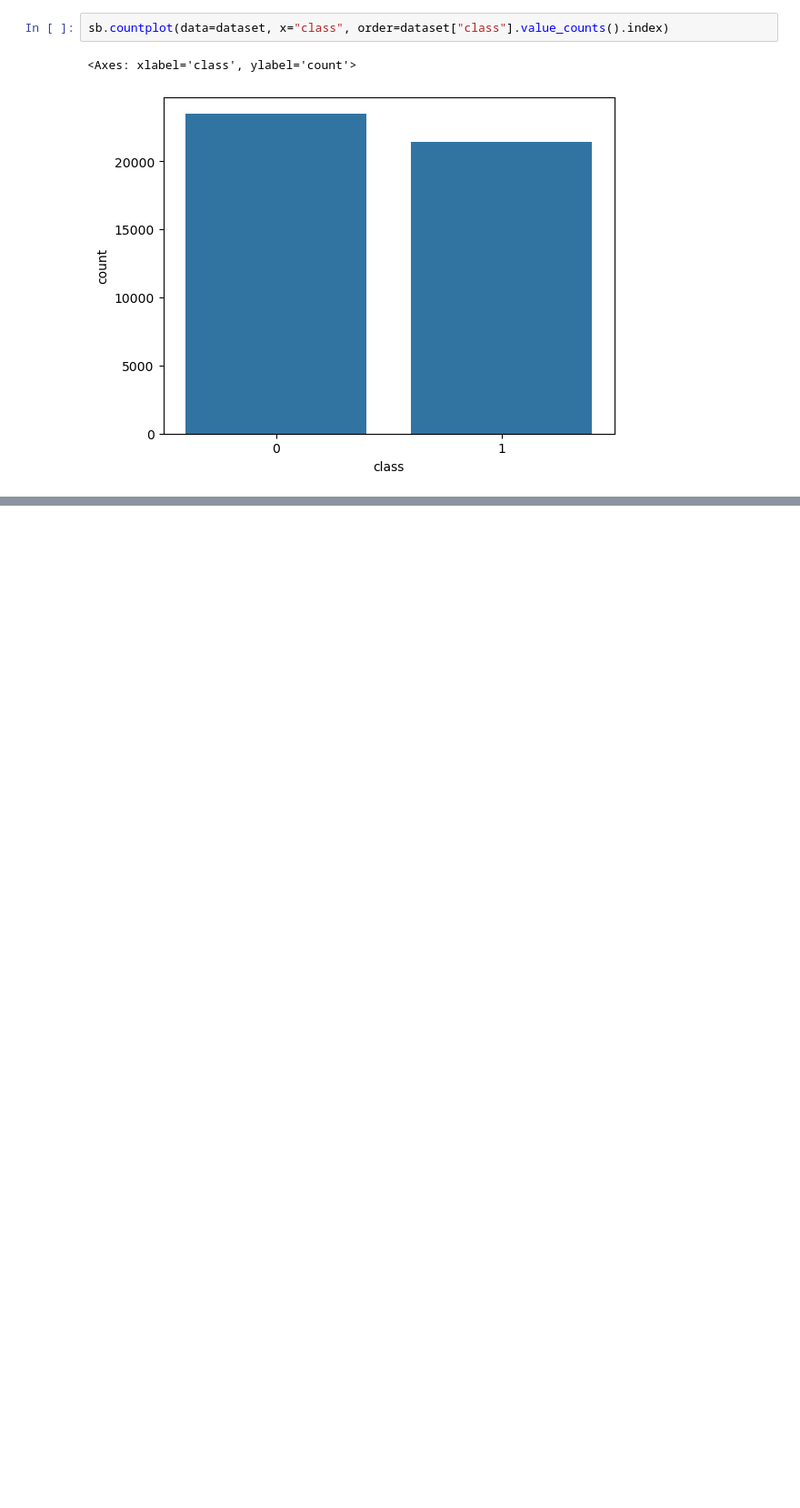
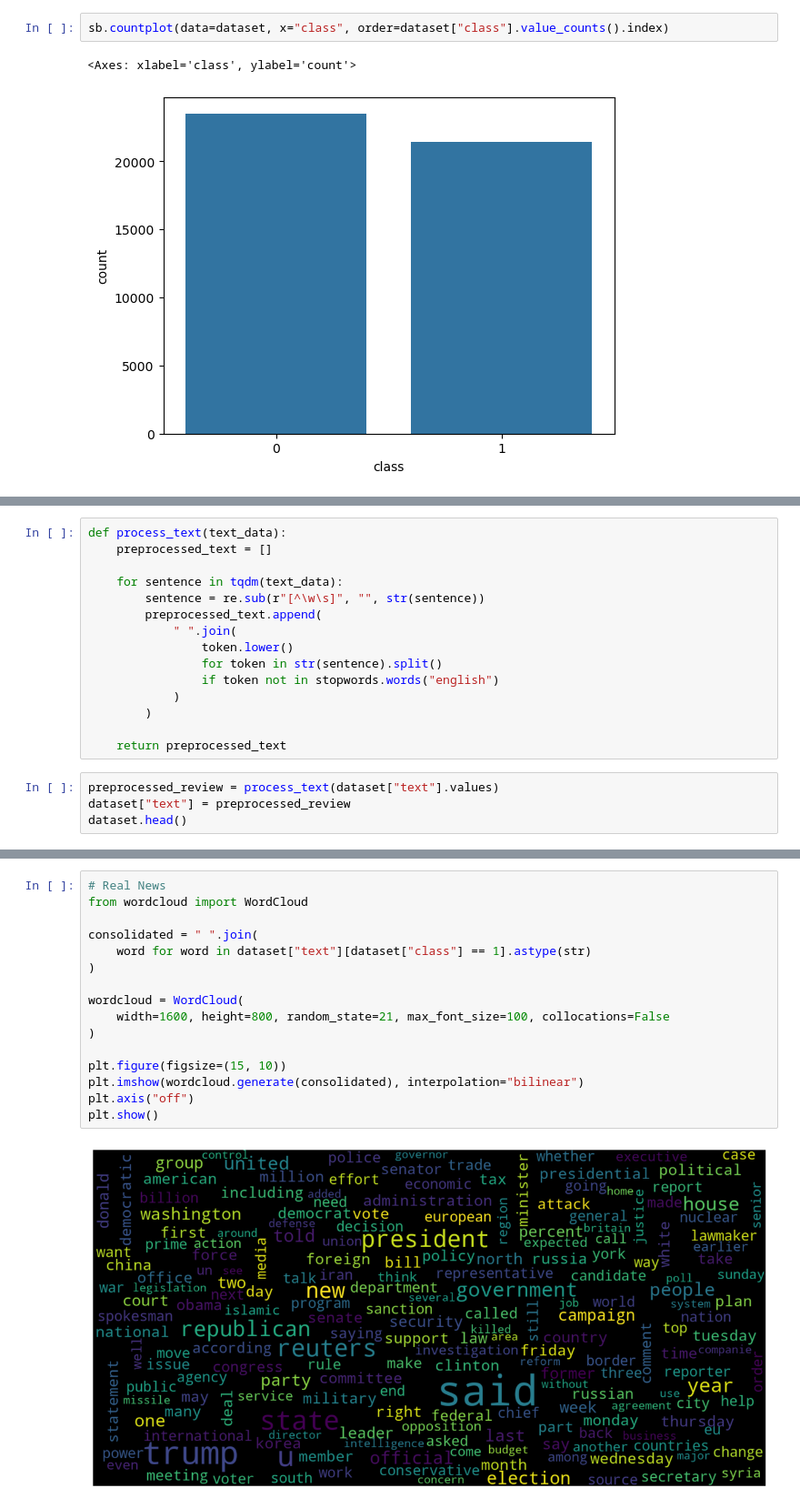
Before and after one commit to hossein-rahmati/Fake_news_prediction, a Jupyter notebook: Project/Fake_News_Detection.ipynb, the cells around one changed output, grey strips where cells are left out. Shown at 91% size. Saved outputs shown, nothing was run; the diff lists cells and outputs as text; blank space fills up the shorter version.

Commit message:
Preproce and analysis of News column

```diff
--- a/Project/Fake_News_Detection.ipynb
+++ b/Project/Fake_News_Detection.ipynb
@@ -58,0 +71,19 @@ sb.countplot(data=dataset, x="class", order=dataset["class"].value_counts().inde
+# %%
+def process_text(text_data):
+    preprocessed_text = []
+
+    for sentence in tqdm(text_data):
+        sentence = re.sub(r"[^\w\s]", "", str(sentence))
+        preprocessed_text.append(
+            " ".join(
+                token.lower()
+                for token in str(sentence).split()
+                if token not in stopwords.words("english")
+            )
+        )
+
+    return preprocessed_text
+# %%
+preprocessed_review = process_text(dataset["text"].values)
+dataset["text"] = preprocessed_review
+dataset.head()
@@ -58,0 +97,18 @@ sb.countplot(data=dataset, x="class", order=dataset["class"].value_counts().inde
+# %%
+# Real News
+from wordcloud import WordCloud
+
+consolidated = " ".join(
+    word for word in dataset["text"][dataset["class"] == 1].astype(str)
+)
+
+wordcloud = WordCloud(
+    width=1600, height=800, random_state=21, max_font_size=100, collocations=False
+)
+
+plt.figure(figsize=(15, 10))
+plt.imshow(wordcloud.generate(consolidated), interpolation="bilinear")
+plt.axis("off")
+plt.show()
+# %% [output]
+[figure, added]
```
Also changed, not shown: parts of 9 cells of this notebook.
